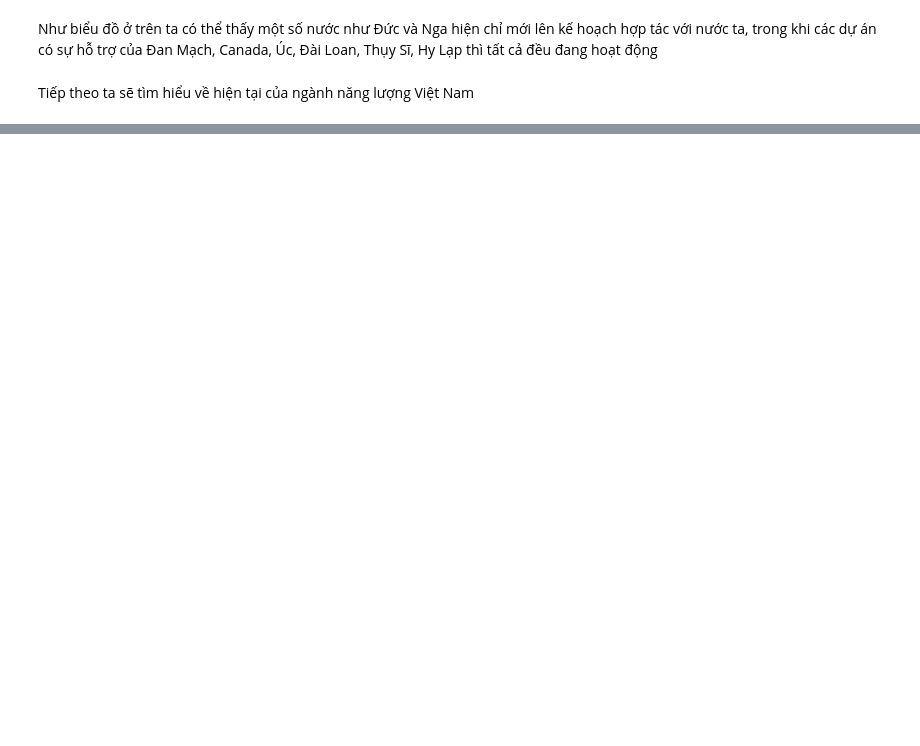
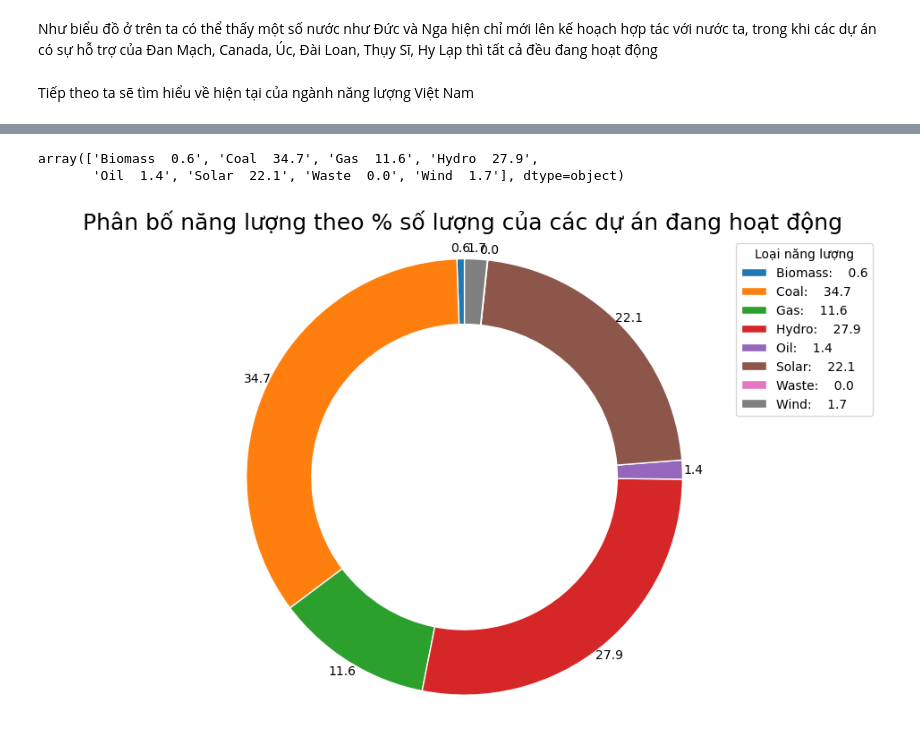
Before and after one commit to JustKidding2K/P4DS_FinalProject, a Jupyter notebook: Source.ipynb, the cells around one changed output, grey strips where cells are left out. Cells and saved outputs as stored; diff of their text form; code cells hidden in the pictures; blank space fills up the shorter version.

```diff
--- a/Source.ipynb
+++ b/Source.ipynb
@@ -544,0 +550,3 @@ future=df[(df['Current Status']=='Planned')|(df['Current Status']=='Under Constr
+# %%
+active_capacity=active_now.groupby('Subtype').sum()['Capacity (MW)']
+temp=(active_capacity/active_capacity.sum()*100).round(1)
@@ -544,0 +557,18 @@ future=df[(df['Current Status']=='Planned')|(df['Current Status']=='Under Constr
+# %%
+np.array(temp.index)+'  '+temp.values.astype('str')
+# %% [output]
+array(['Biomass  0.6', 'Coal  34.7', 'Gas  11.6', 'Hydro  27.9',
+       'Oil  1.4', 'Solar  22.1', 'Waste  0.0', 'Wind  1.7'], dtype=object)
+# %%
+labels = active_capacity.index
+sizes = active_capacity.values
+#explode = (0, 0.1, 0, 0)  # only "explode" the 2nd slice (i.e. 'Hogs')
+size = 0.3
+fig1, ax1 = plt.subplots(figsize=(12,7))
+ax1.pie(sizes,  labels=labels, autopct='%1.1f',startangle=90,labeldistance=None,pctdistance=1.05,wedgeprops=dict(width=size, edgecolor='w'))
+ax1.axis('equal')  # Equal aspect ratio ensures that pie is drawn as a circle.
+ax1.legend(np.array(temp.index)+':    '+temp.values.astype('str'),title='Loại năng lượng')
+ax1.set_title('Phân bố năng lượng theo % số lượng của các dự án đang hoạt động',fontsize=18)
+plt.show()
+# %% [output]
+[figure, added]
```
Also changed, not shown: parts of 15 cells of this notebook, 2 other files.
